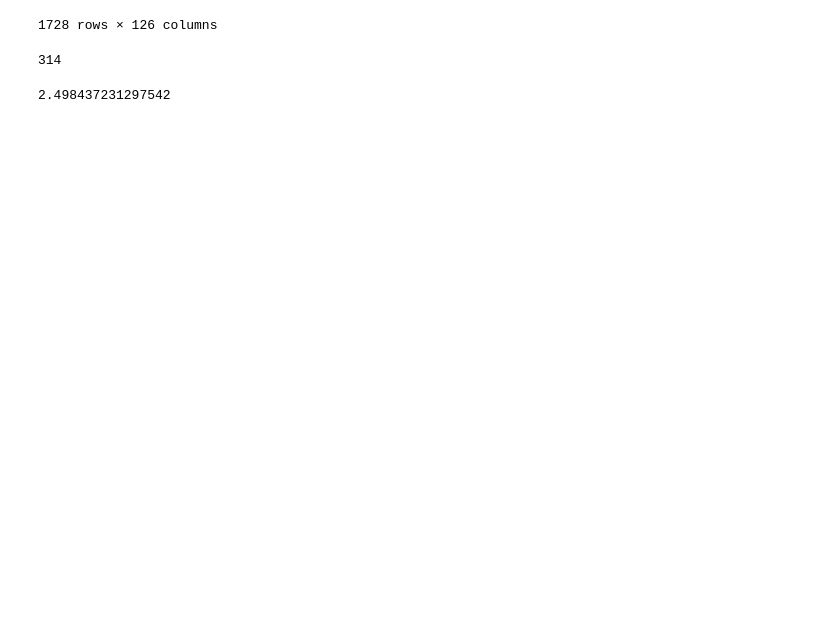
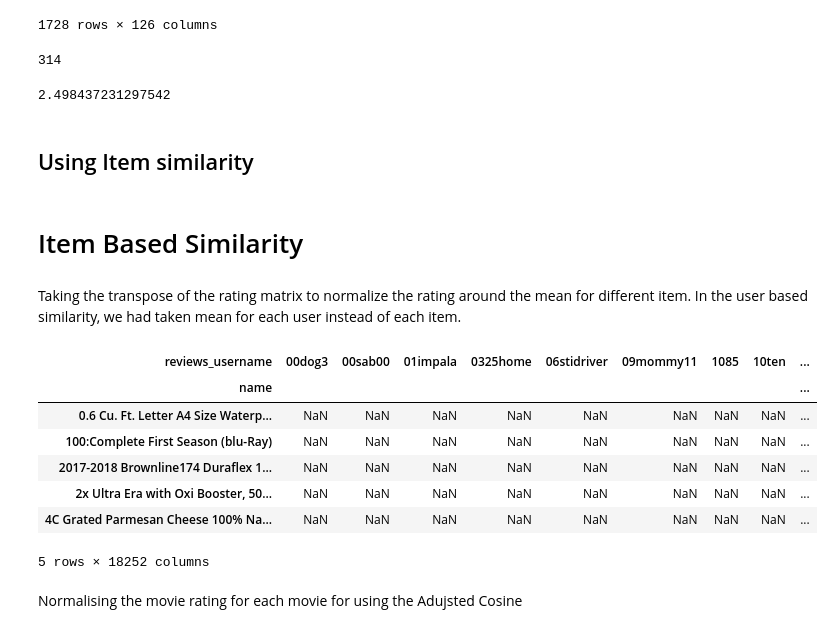
Before and after one commit to Kumaraguru-Muthuraj/_AIML_Code, a Jupyter notebook: _PythonNotebooks/_Course8_Recommendation_System/SentimentBasedRecommendationSystemV1.ipynb, the cells around one changed output. Cells and saved outputs as stored; diff of their text form; code cells hidden in the pictures; blank space fills up the shorter version.

```diff
--- a/_PythonNotebooks/_Course8_Recommendation_System/SentimentBasedRecommendationSystemV1.ipynb
+++ b/_PythonNotebooks/_Course8_Recommendation_System/SentimentBasedRecommendationSystemV1.ipynb
@@ -938,3 +938,23 @@ rmse = (sum(sum((common_ - y )**2))/total_non_nan)**0.5
 print(rmse)
 # %% [output]
 2.498437231297542
+# %% [markdown]
+## Using Item similarity
+# %% [markdown]
+# Item Based Similarity
+# %% [markdown]
+Taking the transpose of the rating matrix to normalize the rating around the mean for different item. In the user based similarity, we had taken mean for each user instead of each item.
+# %%
+df_pivot = train.pivot_table(index='reviews_username', columns='name', values='reviews_rating').T
+df_pivot.head()
+# %% [output]
+| reviews_username | 00dog3 | 00sab00 | 01impala | 0325home | 06stidriver | 09mommy11 | 1085 | 10ten | ... |
+| name |  |  |  |  |  |  |  |  | ... |
+| 0.6 Cu. Ft. Letter A4 Size Waterp... | NaN | NaN | NaN | NaN | NaN | NaN | NaN | NaN | ... |
+| 100:Complete First Season (blu-Ray) | NaN | NaN | NaN | NaN | NaN | NaN | NaN | NaN | ... |
+| 2017-2018 Brownline174 Duraflex 1... | NaN | NaN | NaN | NaN | NaN | NaN | NaN | NaN | ... |
+| 2x Ultra Era with Oxi Booster, 50... | NaN | NaN | NaN | NaN | NaN | NaN | NaN | NaN | ... |
+| 4C Grated Parmesan Cheese 100% Na... | NaN | NaN | NaN | NaN | NaN | NaN | NaN | NaN | ... |
+5 rows × 18252 columns
+# %% [markdown]
+Normalising the movie rating for each movie for using the Adujsted Cosine
```
Also changed, not shown: parts of 39 cells of this notebook.
